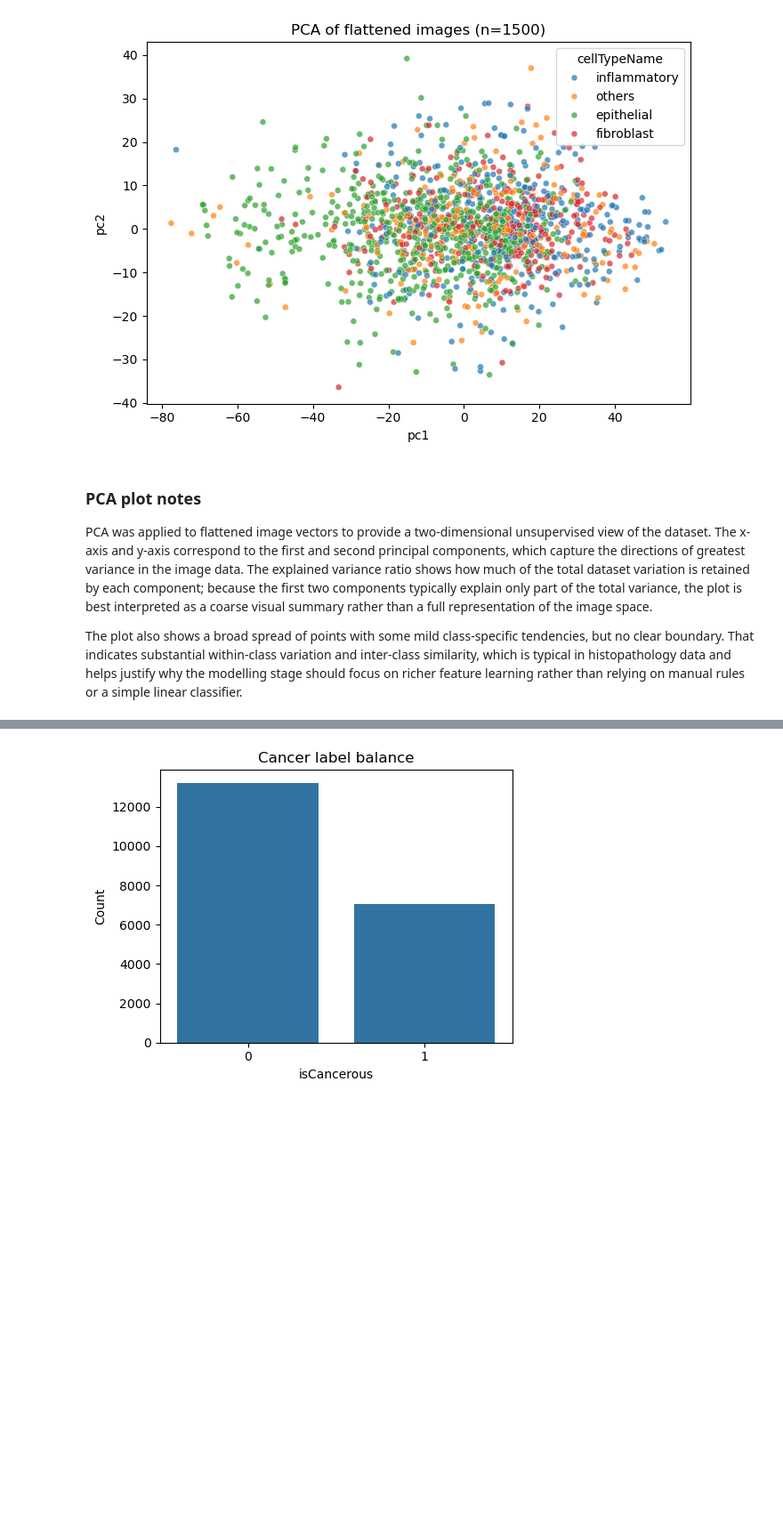
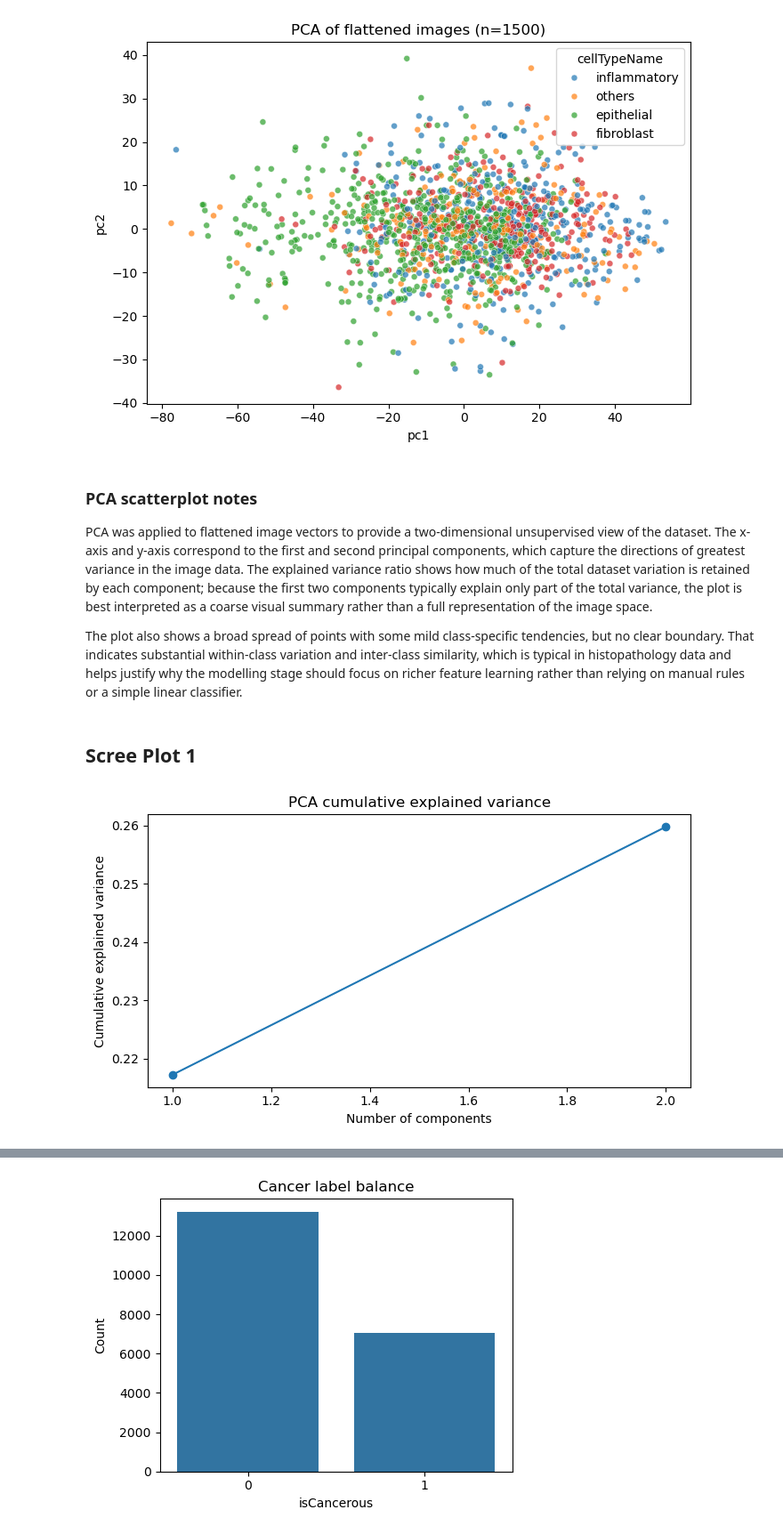
Before and after one commit to theaussiepie/Conformal-Prediction-with-ML-Workflow, a Jupyter notebook: workflow.ipynb, the cells around one changed output, grey strips where cells are left out. Shown at 89% size. Cells and saved outputs as stored; diff of their text form; code cells hidden in the pictures; blank space fills up the shorter version.

Commit message:
Finish EDA, scree plots PCA, F1 class imbalance, class by patient check, image by patient check

```diff
--- a/workflow.ipynb
+++ b/workflow.ipynb
@@ -224,7 +224,20 @@ PCA explained variance ratio:
 [0.21725522 0.04253664]
 [figure]
 # %% [markdown]
-### PCA plot notes
+### PCA scatterplot notes
 PCA was applied to flattened image vectors to provide a two-dimensional unsupervised view of the dataset. The x-axis and y-axis correspond to the first and second principal components, which capture the directions of greatest variance in the image data. The explained variance ratio shows how much of the total dataset variation is retained by each component; because the first two components typically explain only part of the total variance, the plot is best interpreted as a coarse visual summary rather than a full representation of the image space.
 
 The plot also shows a broad spread of points with some mild class-specific tendencies, but no clear boundary. That indicates substantial within-class variation and inter-class similarity, which is typical in histopathology data and helps justify why the modelling stage should focus on richer feature learning rather than relying on manual rules or a simple linear classifier.
+# %% [markdown]
+## Scree Plot 1
+# %%
+plt.figure(figsize=(7, 4))
+cum_var = np.cumsum(pca.explained_variance_ratio_)
+plt.plot(range(1, len(cum_var) + 1), cum_var, marker="o")
+plt.xlabel("Number of components")
+plt.ylabel("Cumulative explained variance")
+plt.title("PCA cumulative explained variance")
+plt.tight_layout()
+plt.show()
+# %% [output]
+[figure, added]
```
Also changed, not shown: parts of 8 cells of this notebook.
